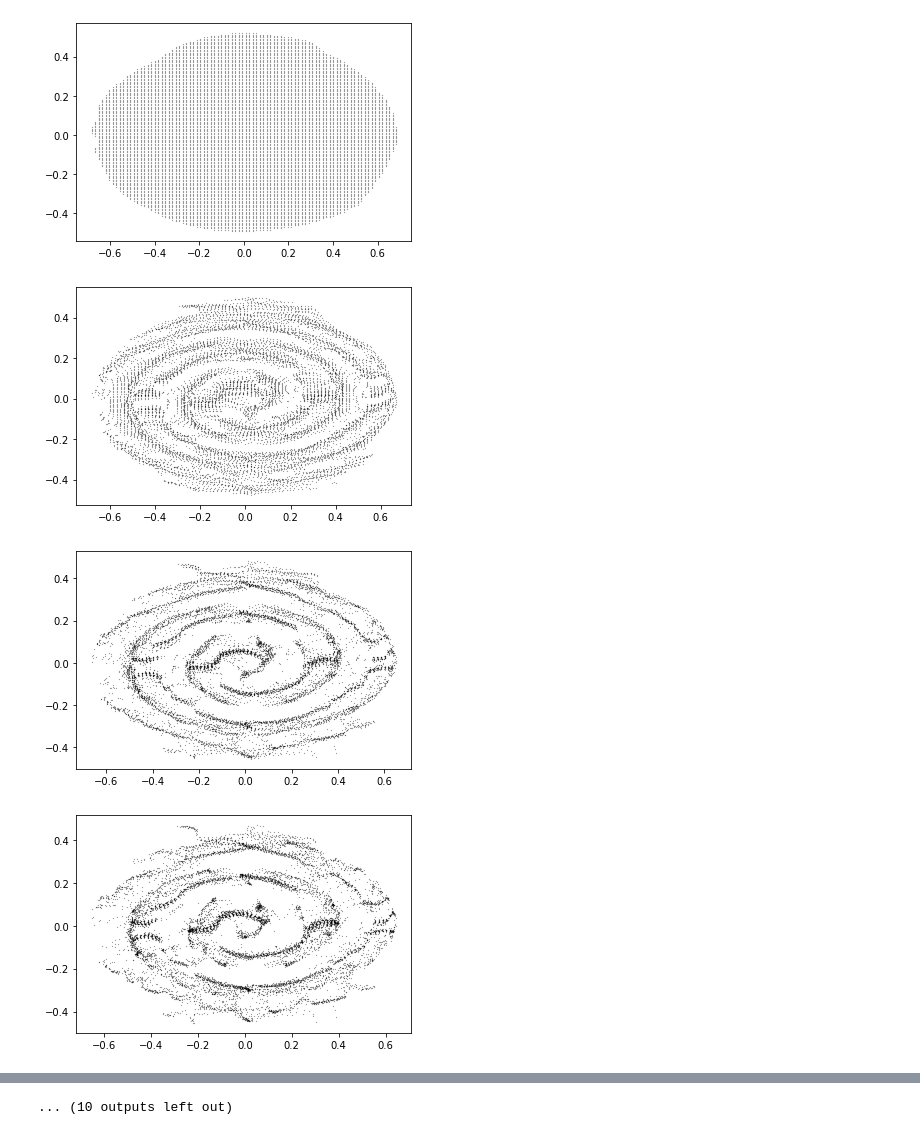
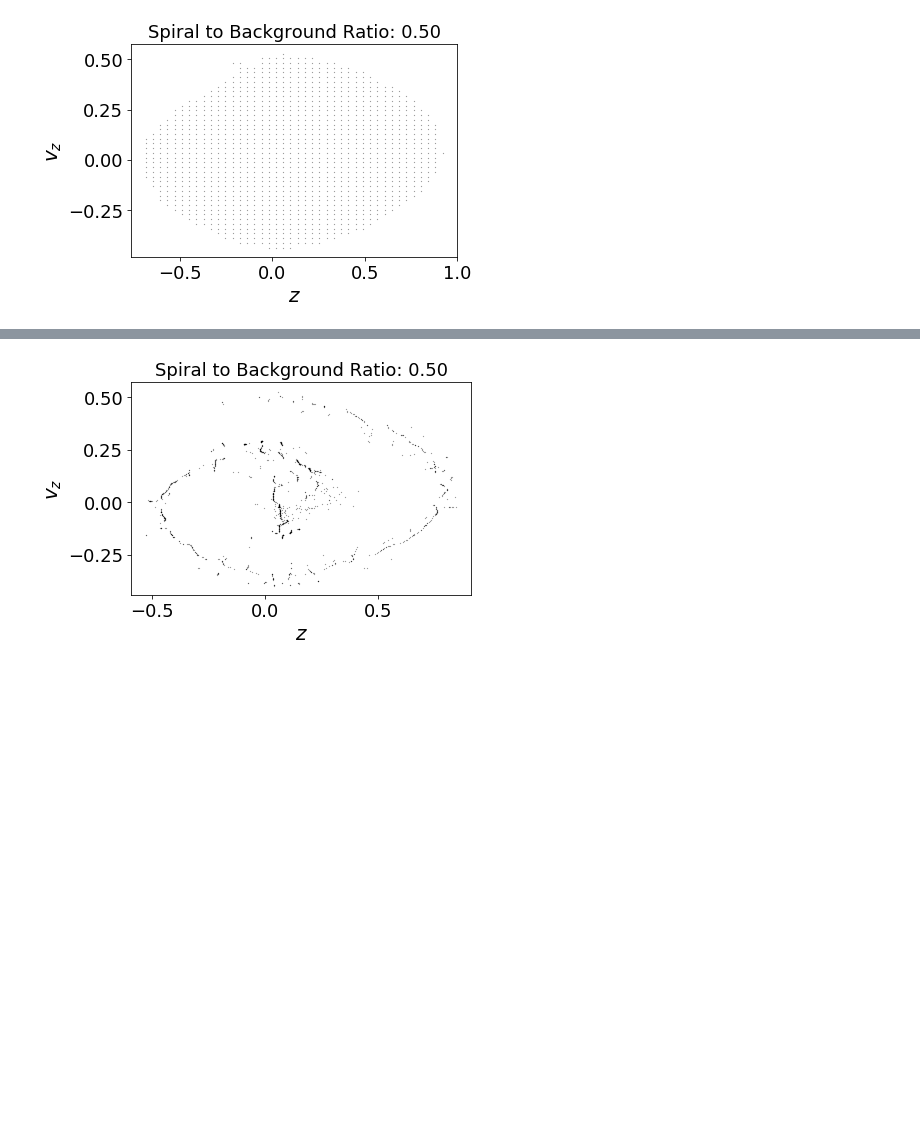
Before and after one commit to astralcai/phase-space-ridge-finding, a Jupyter notebook: examples/tests2.ipynb, the cells around one changed output, grey strips where cells are left out. Saved outputs shown, nothing was run; the diff lists cells and outputs as text; code cells hidden in the pictures; blank space fills up the shorter version.

```diff
--- a/examples/tests2.ipynb
+++ b/examples/tests2.ipynb
@@ -14,5 +15,5 @@ import scms as scms
 # %%
-data = np.loadtxt('P_DeltaRc.1000.ascii', unpack=True, skiprows=1)
+data = np.loadtxt('P.0500.ascii', unpack=True, skiprows=1)
 R = np.sqrt(data[1,:] ** 2 + data[2,:] ** 2)
 z = data[3,:]
 vz = data[6,:]
@@ -46,0 +41,13 @@ Signal2Noise Ratio: 0.125
+# %%
+data = np.loadtxt('U.0500.ascii', unpack=True, skiprows=1)
+R = np.sqrt(data[1,:] ** 2 + data[2,:] ** 2)
+z = data[3,:]
+vz = data[6,:]
+vR = (data[1,:] * data[4,:] + data[2,:] * data[5,:]) / R
+vp = (data[1,:] * data[5,:] - data[2,:] * data[4,:]) / R
+Lz = vp * R
+bg_points = np.vstack([z, vz]).T[:200000]
+
+ratio = points.shape[0] / bg_points.shape[0]
+# ratio = 'N/A'
+print("Spiral2Background Ratio: {}".format(ratio))
@@ -56,0 +62,12 @@ xy = np.array([xx.flatten(), yy.flatten()]).T
+# %%
+d = 2
+A0 = 1.2
+bw = A0 * min(np.std(points[:,0]), np.std(points[:,1])) * 1 / (
+    d + 2) ** (1 / (d + 4)) / points.shape[0] ** (1 / (d + 4))
+print("BW =", bw)
+bin_widths = 3.5 * np.std(points, axis=0) * points.shape[0] ** (-1/3)
+x_bounds, y_bounds = 256 * bin_widths / 2
+# x_bounds, y_bounds = 5, 3
+print(bin_widths)
+print(x_bounds, y_bounds)
+x, y = np.linspace(-x_bounds,x_bounds,256), np.linspace(-y_bounds,y_bounds,256)
@@ -75,19 +95,11 @@ plt.show()
 # %%
-mesh_points = scms.generate_mesh2(x, y, 3000, pdf2)
+mesh_points = scms.generate_mesh2(x, y, np.std(pdf2), pdf2)
+plt.style.use('fullwidthplot.mplstyle')
 plt.plot(mesh_points[:,0], mesh_points[:,1], 'k.', markersize=0.3)
-plt.show()
-dy, dx, dyy, dxx, dxy, dyx = kde.dkde2(points, x, y, bandwidth=bw)
-dpdf = [dx, dy]
-ddpdf = [dxx, dyy, dxy, dyx]
-new_points = scms.scms2(mesh_points, x, y, pdf2, dpdf, ddpdf)
-plt.plot(mesh_points[:,0], mesh_points[:,1], 'k.', markersize=0.3)
-plt.title("Signal to Noise Ratio: 0.125")
+plt.title("Spiral to Background Ratio: {:.2f}".format(ratio))
 plt.xlabel("$z$")
 plt.ylabel("$v_z$")
-plt.savefig("s2n0p125_res.png", dpi=300)
+# plt.savefig('original_2.png', dpi=300)
 plt.show()
 # %% [output]
-[figure, old version]
+[figure, new version]
-[figure, removed]
-[figure, removed]
-[figure, removed]
@@ -102 +105,0 @@ plt.show()
-... (10 outputs left out)
@@ -102,0 +111,9 @@ plt.show()
+# %%
+plt.plot(new_points[:,0], new_points[:,1], 'k.', markersize=0.3)
+plt.title("Spiral to Background Ratio: {:.2f}".format(ratio))
+plt.xlabel("$z$")
+plt.ylabel("$v_z$")
+plt.savefig("result_1_adjusted.png", dpi=300)
+plt.show()
+# %% [output]
+[figure, added]
```
Also changed, not shown: parts of 13 cells of this notebook, 51 other files.
